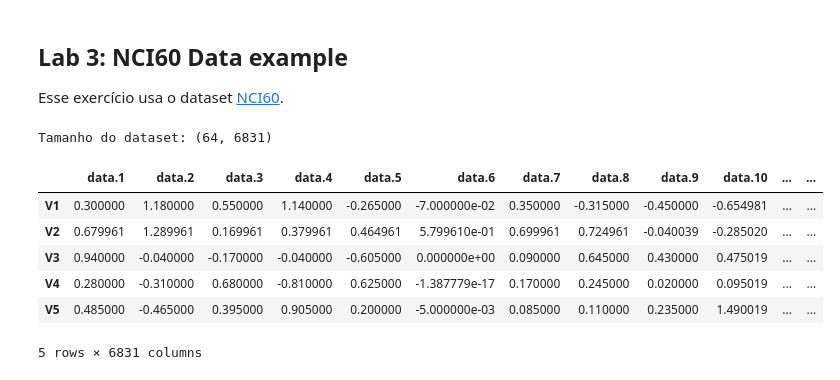
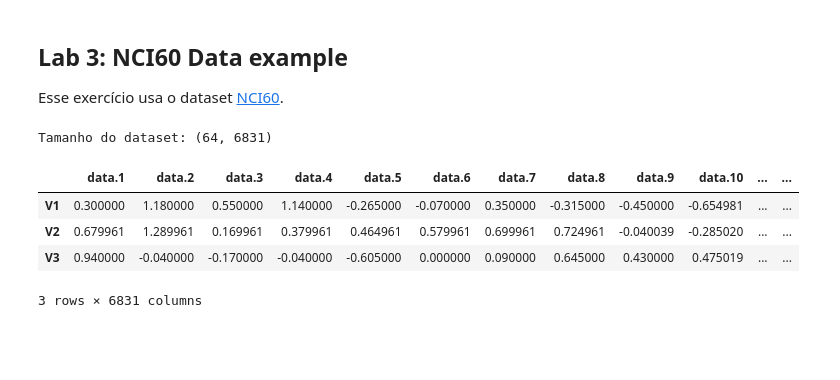
Before and after one commit to guyrux/ISL, a Jupyter notebook: ch10_unsupervised_learning/ch10_01_exercicios.ipynb, the cells around one changed output. Saved outputs shown, nothing was run; the diff lists cells and outputs as text; code cells hidden in the pictures; blank space fills up the shorter version.

```diff
--- a/ch10_unsupervised_learning/ch10_01_exercicios.ipynb
+++ b/ch10_unsupervised_learning/ch10_01_exercicios.ipynb
@@ -105,16 +121,14 @@ Esse exercício usa o dataset [NCI60](https://www.kaggle.com/ukveteran/nci-60-da
 # %%
 df_nci60 = pd.read_csv("../data/NCI60.csv", index_col=0)
 column_names = df_nci60.columns
 
 print(f"Tamanho do dataset: {df_nci60.shape}")
 
-df_nci60.head()
+df_nci60.head(3)
 # %% [output]
 Tamanho do dataset: (64, 6831)
 |  | data.1 | data.2 | data.3 | data.4 | data.5 | data.6 | data.7 | data.8 | data.9 | data.10 | ... | ... |
-| V1 | 0.300000 | 1.180000 | 0.550000 | 1.140000 | -0.265000 | -7.000000e-02 | 0.350000 | -0.315000 | -0.450000 | -0.654981 | ... | ... |
-| V2 | 0.679961 | 1.289961 | 0.169961 | 0.379961 | 0.464961 | 5.799610e-01 | 0.699961 | 0.724961 | -0.040039 | -0.285020 | ... | ... |
-| V3 | 0.940000 | -0.040000 | -0.170000 | -0.040000 | -0.605000 | 0.000000e+00 | 0.090000 | 0.645000 | 0.430000 | 0.475019 | ... | ... |
-| V4 | 0.280000 | -0.310000 | 0.680000 | -0.810000 | 0.625000 | -1.387779e-17 | 0.170000 | 0.245000 | 0.020000 | 0.095019 | ... | ... |
-| V5 | 0.485000 | -0.465000 | 0.395000 | 0.905000 | 0.200000 | -5.000000e-03 | 0.085000 | 0.110000 | 0.235000 | 1.490019 | ... | ... |
+| V1 | 0.300000 | 1.180000 | 0.550000 | 1.140000 | -0.265000 | -0.070000 | 0.350000 | -0.315000 | -0.450000 | -0.654981 | ... | ... |
+| V2 | 0.679961 | 1.289961 | 0.169961 | 0.379961 | 0.464961 | 0.579961 | 0.699961 | 0.724961 | -0.040039 | -0.285020 | ... | ... |
+| V3 | 0.940000 | -0.040000 | -0.170000 | -0.040000 | -0.605000 | 0.000000 | 0.090000 | 0.645000 | 0.430000 | 0.475019 | ... | ... |
-5 rows × 6831 columns
+3 rows × 6831 columns
```
Also changed, not shown: parts of 9 cells of this notebook.
